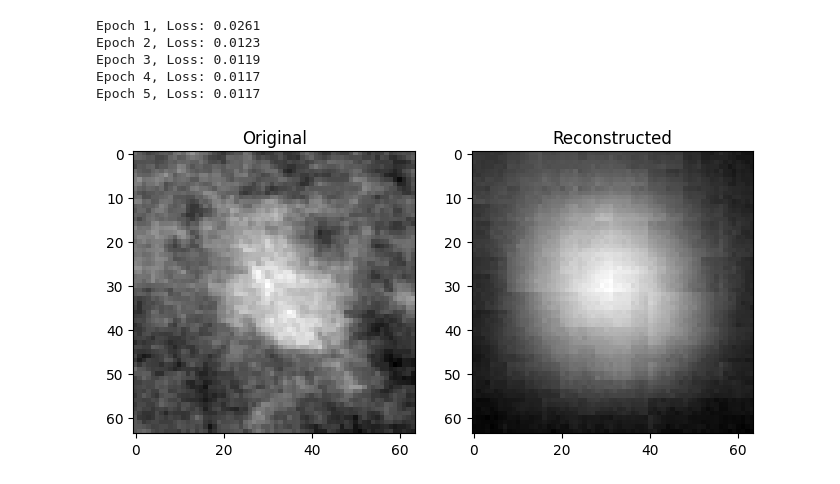
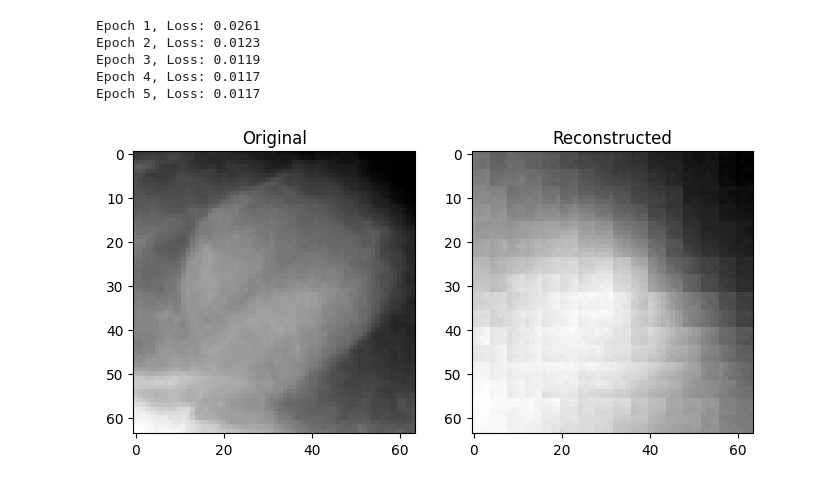
Before and after one commit to bhanujgunas/quantumautoencoder, a Jupyter notebook: ibm_torino_qautoencoder.ipynb, the cells around one changed output. Saved outputs shown, nothing was run; the diff lists cells and outputs as text; code cells hidden in the pictures.

```diff
--- a/ibm_torino_qautoencoder.ipynb
+++ b/ibm_torino_qautoencoder.ipynb
@@ -752,23 +752,23 @@ Epoch 5, Loss: 0.0117
 # %%
 import matplotlib.pyplot as plt
 
 images = next(iter(dataloader)).to(DEVICE)
 recon = model(images)
 
-img = images[0].detach().cpu().squeeze()
-rec = recon[0].detach().cpu().squeeze()
+img = images[2].detach().cpu().squeeze()
+rec = recon[2].detach().cpu().squeeze()
 
 plt.figure(figsize=(8,4))
 plt.subplot(1,2,1)
 plt.title("Original")
 plt.imshow(img, cmap='gray')
 
 plt.subplot(1,2,2)
 plt.title("Reconstructed")
 plt.imshow(rec, cmap='gray')
 plt.show()
 # %% [output]
-[figure, old version]
+[figure, new version]
 # %%
 error_map = torch.abs(images - recon)
 
```
Also changed, not shown: parts of 2 cells of this notebook.
